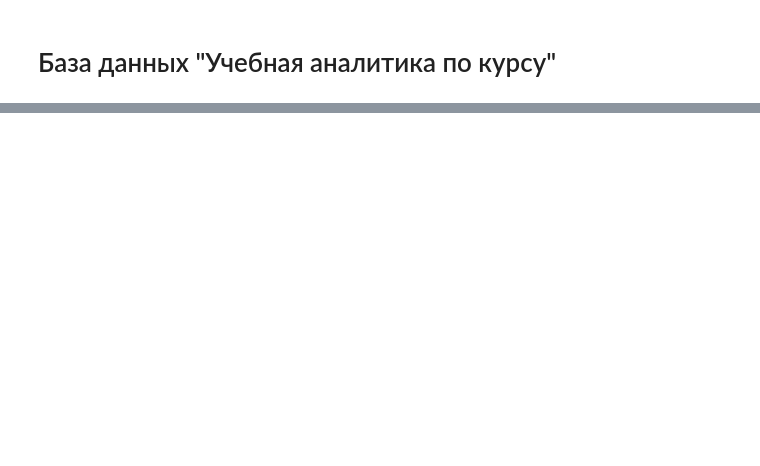
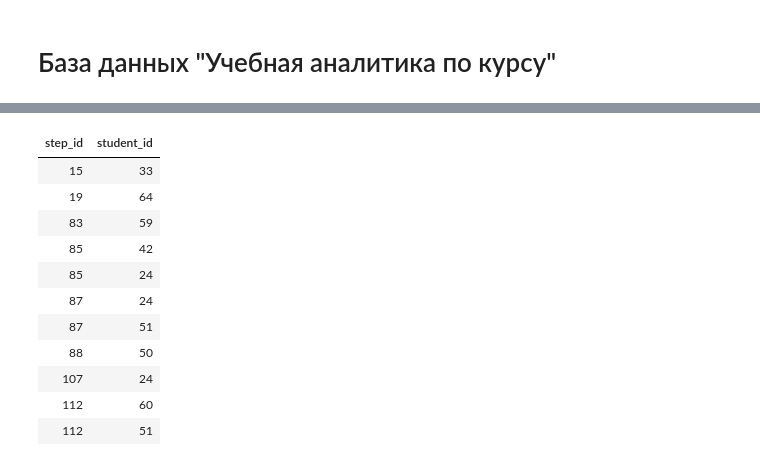
Before and after one commit to KhraksMamtsov/stepik-sql-exercises, a Jupyter notebook: 3.5.ipynb, the cells around one changed output, grey strips where cells are left out. Saved outputs shown, nothing was run; the diff lists cells and outputs as text; code cells hidden in the pictures; blank space fills up the shorter version.

```diff
--- a/3.5.ipynb
+++ b/3.5.ipynb
@@ -218,0 +546,77 @@ ORDER BY
+# %%
+%%sql
+/*
+ Online курс обучающиеся могут проходить по различным траекториям, проследить за которыми можно по способу решения ими заданий шагов курса.
+ Большинство обучающихся за несколько попыток  получают правильный ответ и переходят к следующему шагу. Но есть такие, что остаются на шаге,
+ выполняя несколько верных попыток, или переходят к следующему, оставив нерешенные шаги.
+
+ Выделив эти "необычные" действия обучающихся, можно проследить их траекторию работы с курсом и проанализировать задания, для которых эти действия выполнялись, а затем их как-то изменить.
+
+ Для этой цели необходимо выделить группы обучающихся по способу прохождения шагов:
+
+ - I группа - это те пользователи, которые после верной попытки решения шага делают неверную (скорее всего для того, чтобы поэкспериментировать или проверить, как работают примеры);
+ - II группа - это те пользователи, которые делают больше одной верной попытки для одного шага (возможно, улучшают свое решение или пробуют другой вариант);
+ - III группа - это те пользователи, которые не смогли решить задание какого-то шага (у них все попытки по этому шагу - неверные).
+
+ Вывести группу (I, II, III), имя пользователя, количество шагов, которые пользователь выполнил по соответствующему способу. Столбцы назвать Группа, Студент, Количество_шагов.
+ Отсортировать информацию по возрастанию номеров групп, потом по убыванию количества шагов и, наконец, по имени студента в алфавитном порядке.
+ */
+WITH student_from_category_2 AS (
+    SELECT
+        step_id,
+        student_id
+    FROM
+        step_student
+    WHERE
+        result = 'correct'
+    GROUP BY
+        step_id,
+        student_id
+    HAVING
+        COUNT(*) > 1
+),
+student_number_from_category_2 AS (
+    SELECT
+        'III' AS category,
+        student_id,
+        COUNT(*) AS step_number
+    FROM
+        student_from_category_2
+    GROUP BY
+        student_id
+),
+student_from_category_3 AS (
+    SELECT
+        step_id,
+        student_id
+    FROM
+        step_student
+    GROUP BY
+        step_id,
+        student_id
+    HAVING
+        BIT_AND(result = 'wrong') = 1
+),
+student_number_from_category_3 AS (
+    SELECT
+        'III' AS category,
+        student_id,
+        COUNT(*) AS step_number
+    FROM
+        student_from_category_3
+    GROUP BY
+        student_id
+)
+SELECT
+    *
+FROM
+    (
+        -- student_number_from_category_2
+        -- UNION
+        student_from_category_3
+    )
+
+    -- SELECT * FROM step_student
+    -- WHERE student_id = 60
+    -- ORDER BY step_id
+# %% [output]
@@ -218,0 +625,12 @@ ORDER BY
+| step_id | student_id |
+| 15 | 33 |
+| 19 | 64 |
+| 83 | 59 |
+| 85 | 42 |
+| 85 | 24 |
+| 87 | 24 |
+| 87 | 51 |
+| 88 | 50 |
+| 107 | 24 |
+| 112 | 60 |
+| 112 | 51 |
```
Also changed, not shown: parts of 9 cells of this notebook, 3 other files.
